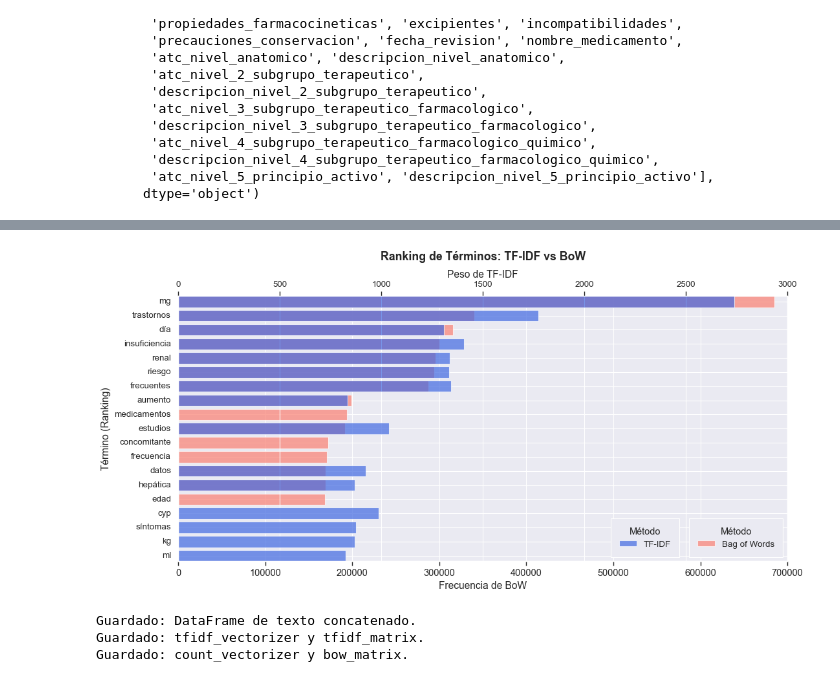
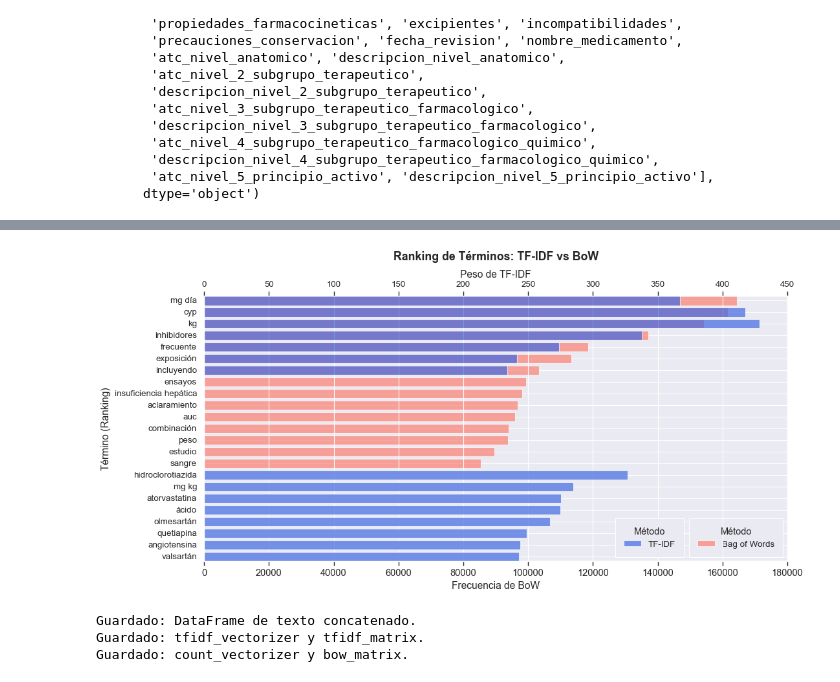
Before and after one commit to carlosriegom/PharmAI, a Jupyter notebook: src/3_eda/eda_analysis.ipynb, the cells around one changed output, grey strips where cells are left out. Cells and saved outputs as stored; diff of their text form; code cells hidden in the pictures.

```diff
--- a/src/3_eda/eda_analysis.ipynb
+++ b/src/3_eda/eda_analysis.ipynb
@@ -364,7 +388,12 @@ WordCloud para el grupo 'productos antiparasitarios, insecticidas y repelentes'
 # %%
 # Vectorización con TF-IDF
 tfidf_vectorizer = TfidfVectorizer(
-    stop_words=list(stopwords_set), max_features=1000, ngram_range=(1, 2)
+    stop_words=list(stopwords_set),   # lista de stopwords en el idioma correspondiente
+    ngram_range=(1, 2),
+    min_df=3,                         # términos que aparecen en menos de 3 documentos se ignoran
+    max_df=0.8,                       # se ignoran términos que aparecen en más del 80% de los documentos
+    max_features=10000,               # limita el vocabulario a 10.000 términos
+    lowercase=True                    # convierte todo el texto a minúsculas
 )
 tfidf_matrix = tfidf_vectorizer.fit_transform(texto_medicamentos_df["texto_completo"])
 tfidf_feature_names = tfidf_vectorizer.get_feature_names_out()
@@ -373,8 +402,14 @@ tfidf_df.index = texto_medicamentos_df["medicamento"]
 
 # Vectorización con Bag of Words
 count_vectorizer = CountVectorizer(
-    stop_words=list(stopwords_set), max_features=1000, ngram_range=(1, 2)
+    stop_words=list(stopwords_set),   # Lista de stopwords en el idioma adecuado
+    ngram_range=(1, 2),                # Considera unigrams y bigrams
+    min_df=3,                          # Ignora términos que aparecen en menos de 3 documentos
+    max_df=0.8,                        # Ignora términos que aparecen en más del 80% de los documentos
+    max_features=10000,                # Limita el vocabulario a 10.000 términos
+    lowercase=True                     # Convierte todo el texto a minúsculas
 )
+
 bow_matrix = count_vectorizer.fit_transform(texto_medicamentos_df["texto_completo"])
 bow_feature_names = count_vectorizer.get_feature_names_out()
 bow_df = pd.DataFrame(bow_matrix.toarray(), columns=bow_feature_names)
@@ -418,34 +453,34 @@ ax2.barh(
     color="royalblue",
     label="TF-IDF",
     alpha=0.7,
 )
 ax2.set_xlabel("Peso de TF-IDF", fontsize=14)
 ax2.tick_params(axis="x", labelsize=12)
 
 # Mostrar las leyendas con posición manual ajustada
 ax1.legend(
     loc="lower right",
     fontsize=12,
     frameon=True,
     title="Método",
     title_fontsize=13,
     borderpad=1,
     bbox_to_anchor=(1.0, 0.00),
 )
 ax2.legend(
     loc="lower right",
     fontsize=12,
     frameon=True,
     title="Método",
     title_fontsize=13,
     borderpad=1,
     bbox_to_anchor=(0.83, 0.00),
 )
 
 plt.tight_layout()
 plt.show()
 # %% [output]
-[figure, old version]
+[figure, new version]
 # %%
 # Define la carpeta de outputs (asegúrate de que exista)
 output_folder = "../../data/outputs/3_eda"
```
Also changed, not shown: parts of 12 cells of this notebook, 1 other file.
